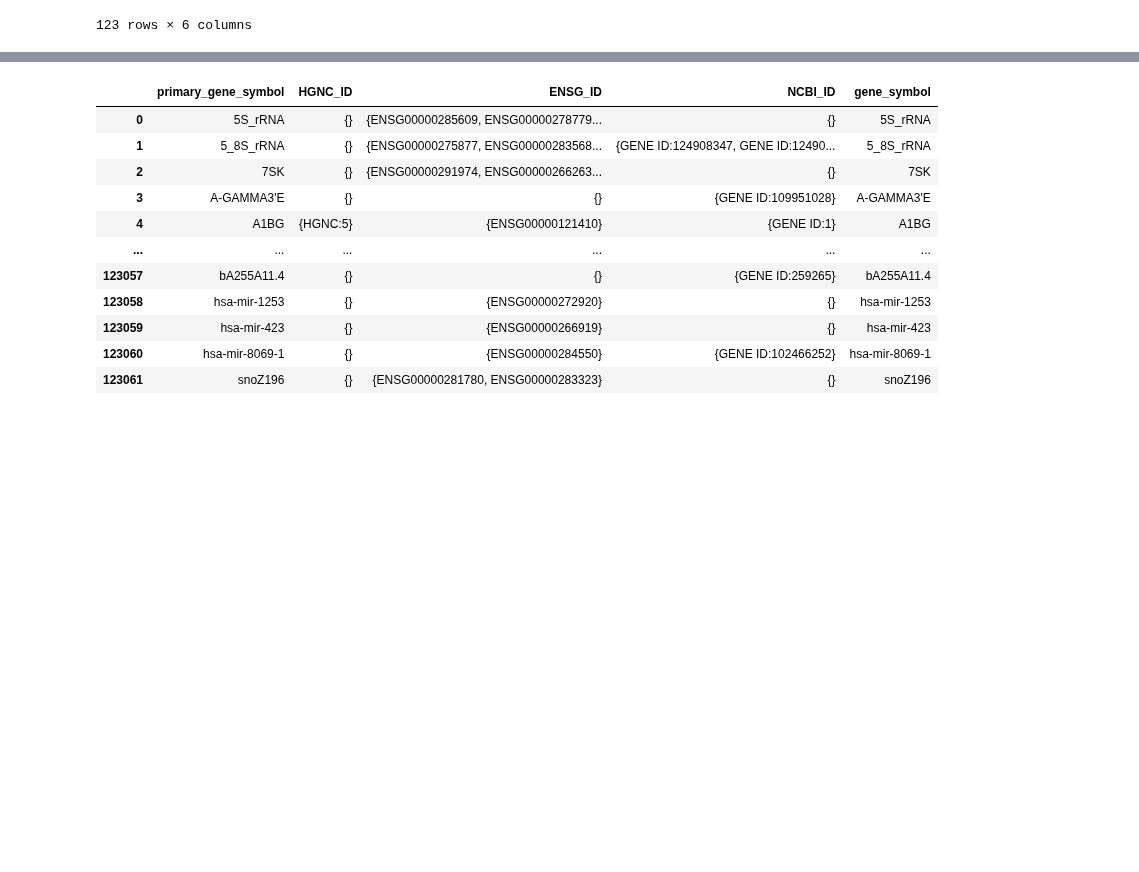
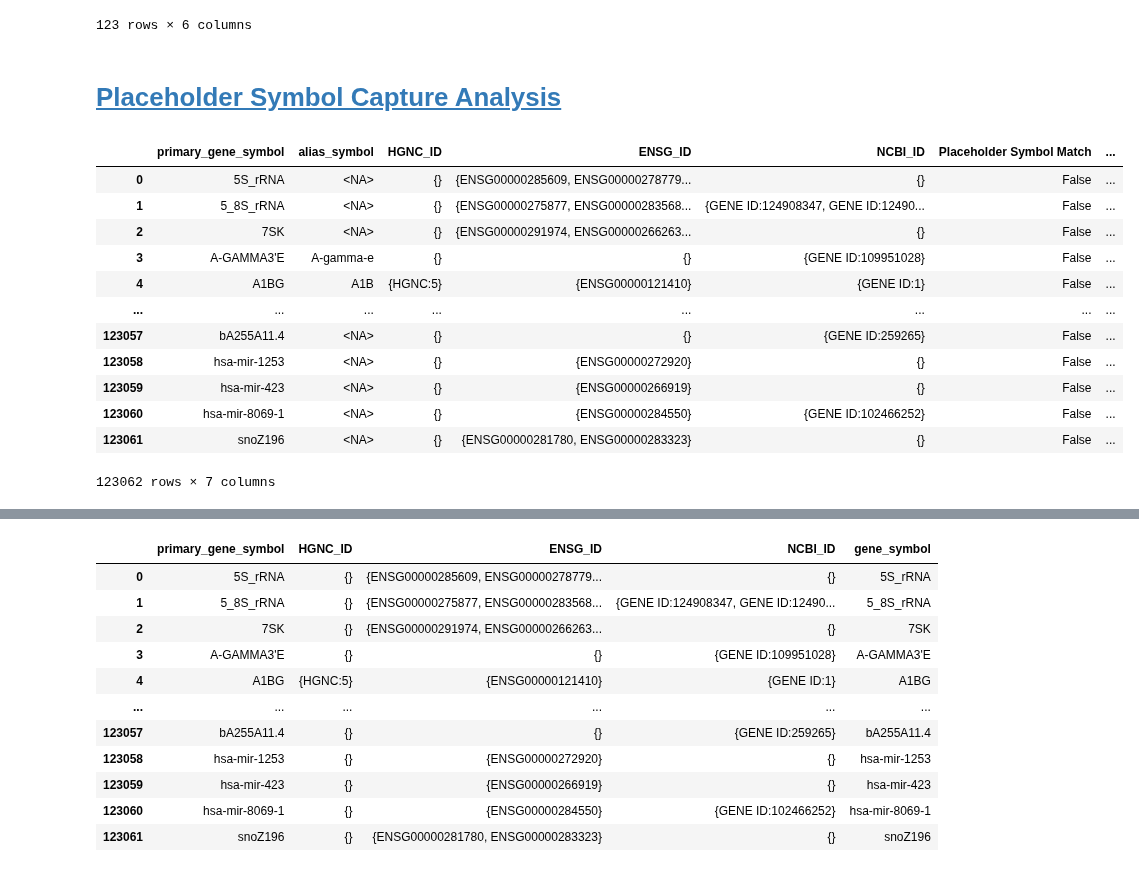
Before and after one commit to cancervariants/gene-harmony-analysis, a Jupyter notebook: analysis/5_symbol_capture_analysis.ipynb, the cells around one changed output, grey strips where cells are left out. Saved outputs shown, nothing was run; the diff lists cells and outputs as text; code cells hidden in the pictures; blank space fills up the shorter version.

Commit message:
update capture analysis with placeholder category

```diff
--- a/analysis/5_symbol_capture_analysis.ipynb
+++ b/analysis/5_symbol_capture_analysis.ipynb
@@ -474,3 +477,24 @@ protein_mass_match_subset_genes_df
 | 116686 | UBXN2B | p37 | {HGNC:27035} | {ENSG00000215114} | {GENE ID:137886} | True |
 | 121719 | ZNF398 | P71 | {HGNC:18373} | {ENSG00000197024} | {GENE ID:57541} | True |
 123 rows × 6 columns
+# %% [markdown]
+# <a id='toc6_'></a>[Placeholder Symbol Capture Analysis](#toc0_)
+# %%
+placeholder_analysis_df = pd.read_hdf(
+    "../output/placeholder_analysis_df.h5", key='df'
+    )
+placeholder_analysis_df
+# %% [output]
+|  | primary_gene_symbol | alias_symbol | HGNC_ID | ENSG_ID | NCBI_ID | Placeholder Symbol Match | ... |
+| 0 | 5S_rRNA | <NA> | {} | {ENSG00000285609, ENSG00000278779... | {} | False | ... |
+| 1 | 5_8S_rRNA | <NA> | {} | {ENSG00000275877, ENSG00000283568... | {GENE ID:124908347, GENE ID:12490... | False | ... |
+| 2 | 7SK | <NA> | {} | {ENSG00000291974, ENSG00000266263... | {} | False | ... |
+| 3 | A-GAMMA3'E | A-gamma-e | {} | {} | {GENE ID:109951028} | False | ... |
+| 4 | A1BG | A1B | {HGNC:5} | {ENSG00000121410} | {GENE ID:1} | False | ... |
+| ... | ... | ... | ... | ... | ... | ... | ... |
+| 123057 | bA255A11.4 | <NA> | {} | {} | {GENE ID:259265} | False | ... |
+| 123058 | hsa-mir-1253 | <NA> | {} | {ENSG00000272920} | {} | False | ... |
+| 123059 | hsa-mir-423 | <NA> | {} | {ENSG00000266919} | {} | False | ... |
+| 123060 | hsa-mir-8069-1 | <NA> | {} | {ENSG00000284550} | {GENE ID:102466252} | False | ... |
+| 123061 | snoZ196 | <NA> | {} | {ENSG00000281780, ENSG00000283323} | {} | False | ... |
+123062 rows × 7 columns
```
Also changed, not shown: parts of 20 cells of this notebook.
